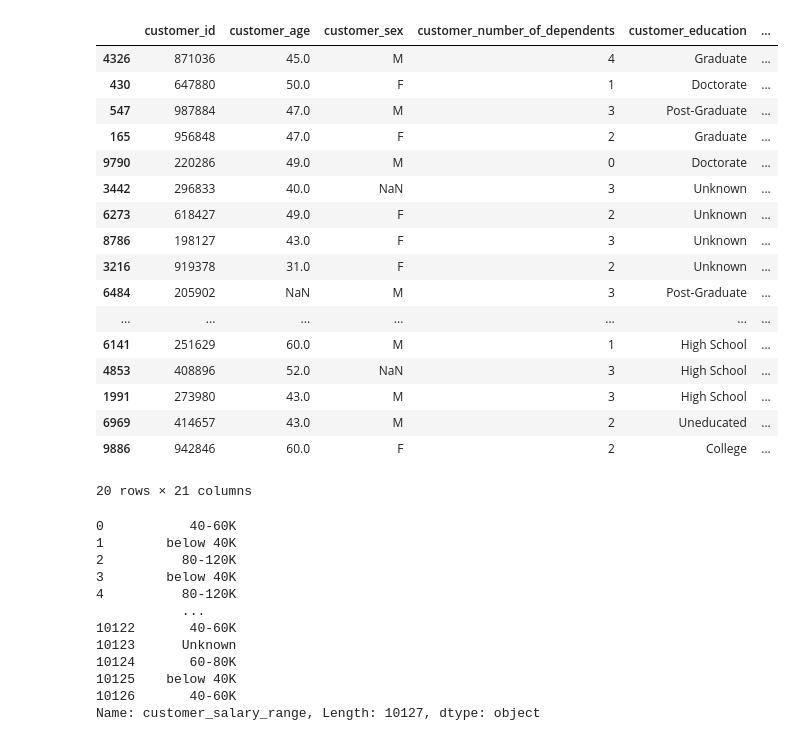
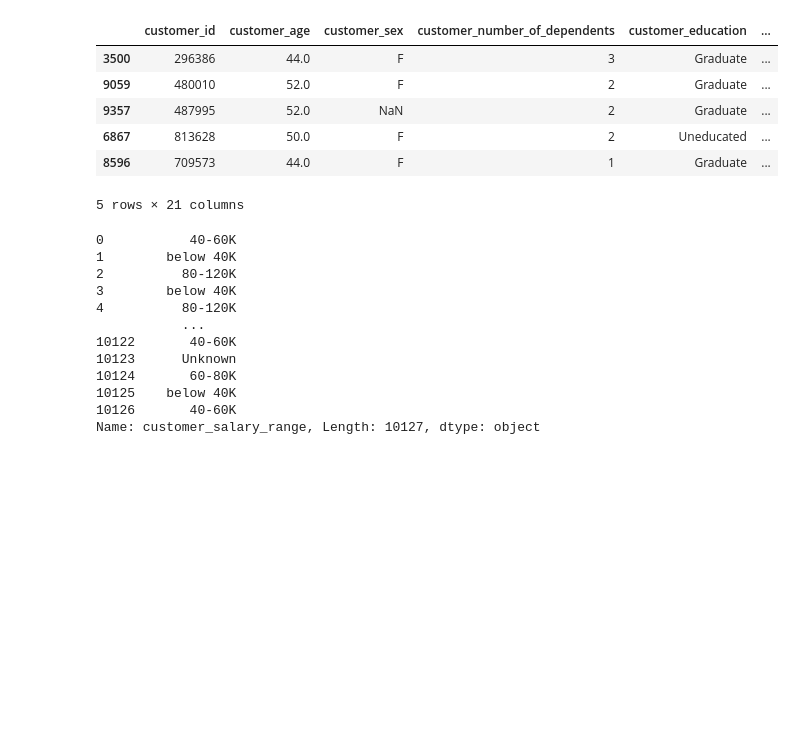
Before and after one commit to melkri/ML_classification, a Jupyter notebook: scripts/01_Data_Preparation.ipynb, the cells around one changed output. Saved outputs shown, nothing was run; the diff lists cells and outputs as text; code cells hidden in the pictures; blank space fills up the shorter version.

```diff
--- a/scripts/01_Data_Preparation.ipynb
+++ b/scripts/01_Data_Preparation.ipynb
@@ -16,25 +22,14 @@ from boruta import BorutaPy
 # %%
 df = pd.read_csv('../data/input/client_attrition_train.csv')
-df.sample(20)
+df.sample(5)
 # %% [output]
 |  | customer_id | customer_age | customer_sex | customer_number_of_dependents | customer_education | ... |
-| 4326 | 871036 | 45.0 | M | 4 | Graduate | ... |
-| 430 | 647880 | 50.0 | F | 1 | Doctorate | ... |
-| 547 | 987884 | 47.0 | M | 3 | Post-Graduate | ... |
-| 165 | 956848 | 47.0 | F | 2 | Graduate | ... |
-| 9790 | 220286 | 49.0 | M | 0 | Doctorate | ... |
-| 3442 | 296833 | 40.0 | NaN | 3 | Unknown | ... |
-| 6273 | 618427 | 49.0 | F | 2 | Unknown | ... |
-| 8786 | 198127 | 43.0 | F | 3 | Unknown | ... |
-| 3216 | 919378 | 31.0 | F | 2 | Unknown | ... |
-| 6484 | 205902 | NaN | M | 3 | Post-Graduate | ... |
-| ... | ... | ... | ... | ... | ... | ... |
-| 6141 | 251629 | 60.0 | M | 1 | High School | ... |
-| 4853 | 408896 | 52.0 | NaN | 3 | High School | ... |
-| 1991 | 273980 | 43.0 | M | 3 | High School | ... |
-| 6969 | 414657 | 43.0 | M | 2 | Uneducated | ... |
-| 9886 | 942846 | 60.0 | F | 2 | College | ... |
+| 3500 | 296386 | 44.0 | F | 3 | Graduate | ... |
+| 9059 | 480010 | 52.0 | F | 2 | Graduate | ... |
+| 9357 | 487995 | 52.0 | NaN | 2 | Graduate | ... |
+| 6867 | 813628 | 50.0 | F | 2 | Uneducated | ... |
+| 8596 | 709573 | 44.0 | F | 1 | Graduate | ... |
-20 rows × 21 columns
+5 rows × 21 columns
 # %%
 df['customer_salary_range']
 # %% [output]
```
Also changed, not shown: parts of 27 cells of this notebook, 4 other files.
